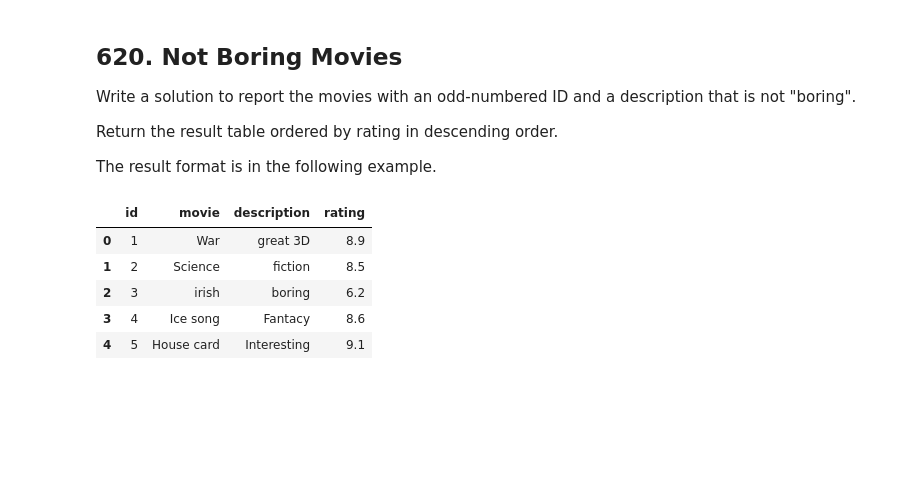
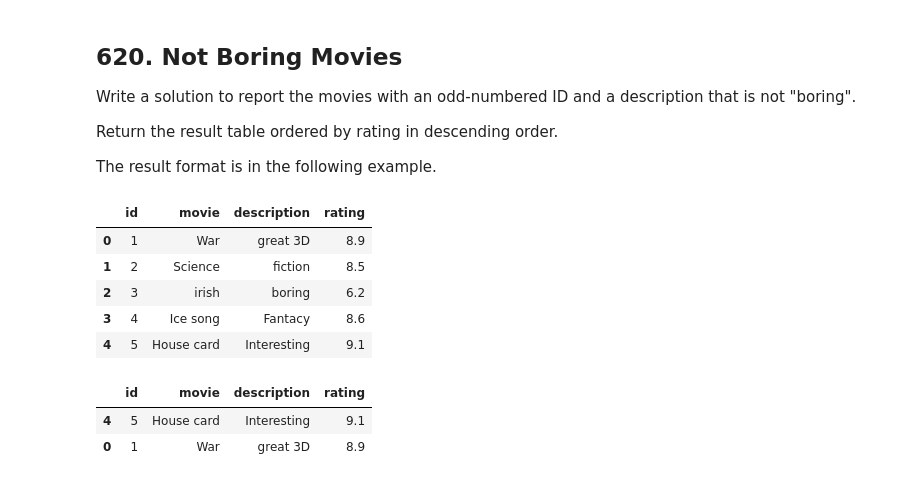
Before and after one commit to eagles0924/liveCodingTest, a Jupyter notebook: pandas_0824.ipynb, the cells around one changed output. Saved outputs shown, nothing was run; the diff lists cells and outputs as text; code cells hidden in the pictures; blank space fills up the shorter version.

```diff
--- a/pandas_0824.ipynb
+++ b/pandas_0824.ipynb
@@ -331,7 +333,13 @@ cinema
 | 4 | 5 | House card | Interesting | 9.1 |
 # %%
 # id 홀수인 것만 filtering
-
+cinema_odd = cinema[cinema['id'] % 2 == 1]
 # description에서 boring인 것 제외
-
+cinema_good = cinema_odd[cinema_odd['description'] != 'boring']
 # rating 기준으로 내림차순
+ans = cinema_good.sort_values('rating', ascending=False)
+ans
+# %% [output]
+|  | id | movie | description | rating |
+| 4 | 5 | House card | Interesting | 9.1 |
+| 0 | 1 | War | great 3D | 8.9 |
```
Also changed, not shown: parts of 6 cells of this notebook, 2 other files.
